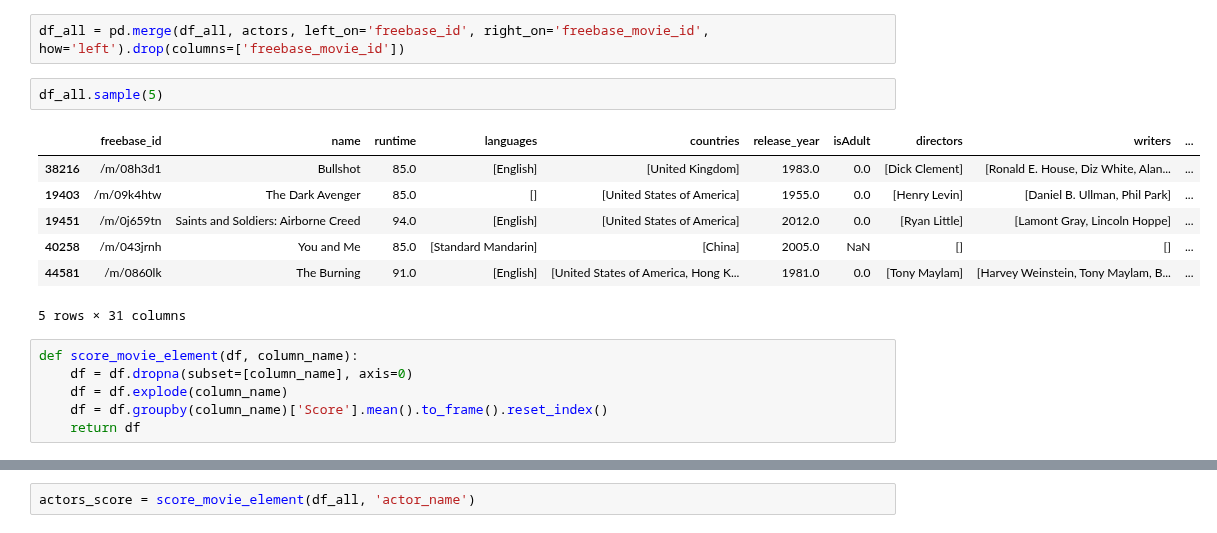
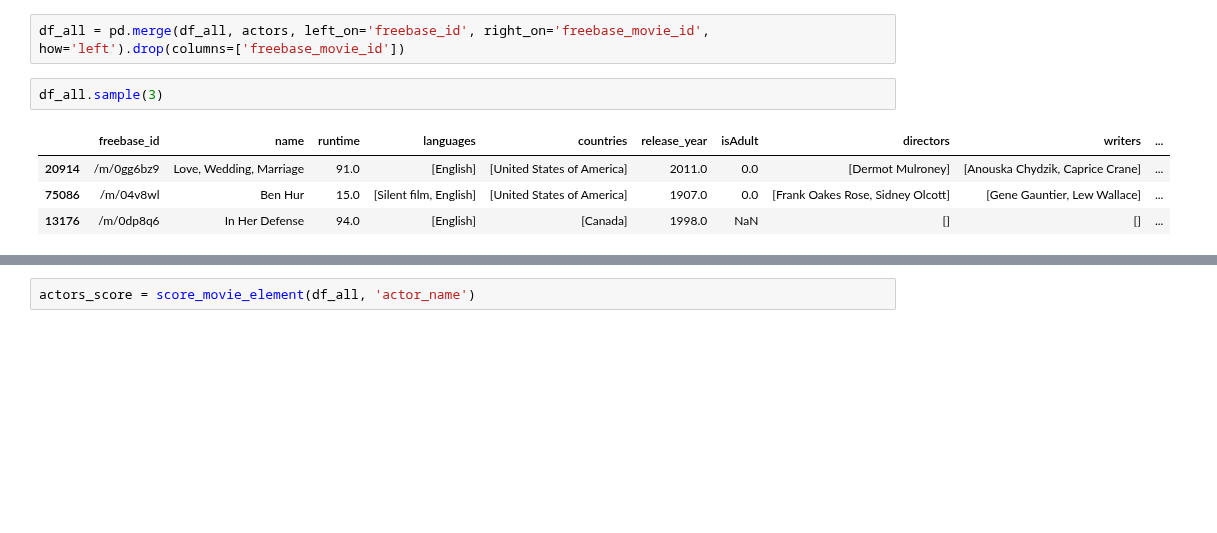
Before and after one commit to epfl-ada/ada-2022-project-theadaholics, a Jupyter notebook: main.ipynb, the cells around one changed output, grey strips where cells are left out. Saved outputs shown, nothing was run; the diff lists cells and outputs as text; blank space fills up the shorter version.

```diff
--- a/main.ipynb
+++ b/main.ipynb
@@ -1101,18 +1119,9 @@ actors = characters.dropna(subset=['actor_name'], axis=0).groupby('freebase_movi
 # %%
 df_all = pd.merge(df_all, actors, left_on='freebase_id', right_on='freebase_movie_id', how='left').drop(columns=['freebase_movie_id'])
 # %%
-df_all.sample(5)
+df_all.sample(3)
 # %% [output]
 |  | freebase_id | name | runtime | languages | countries | release_year | isAdult | directors | writers | ... |
-| 38216 | /m/08h3d1 | Bullshot | 85.0 | [English] | [United Kingdom] | 1983.0 | 0.0 | [Dick Clement] | [Ronald E. House, Diz White, Alan... | ... |
-| 19403 | /m/09k4htw | The Dark Avenger | 85.0 | [] | [United States of America] | 1955.0 | 0.0 | [Henry Levin] | [Daniel B. Ullman, Phil Park] | ... |
-| 19451 | /m/0j659tn | Saints and Soldiers: Airborne Creed | 94.0 | [English] | [United States of America] | 2012.0 | 0.0 | [Ryan Little] | [Lamont Gray, Lincoln Hoppe] | ... |
-| 40258 | /m/043jrnh | You and Me | 85.0 | [Standard Mandarin] | [China] | 2005.0 | NaN | [] | [] | ... |
-| 44581 | /m/0860lk | The Burning | 91.0 | [English] | [United States of America, Hong K... | 1981.0 | 0.0 | [Tony Maylam] | [Harvey Weinstein, Tony Maylam, B... | ... |
+| 20914 | /m/0gg6bz9 | Love, Wedding, Marriage | 91.0 | [English] | [United States of America] | 2011.0 | 0.0 | [Dermot Mulroney] | [Anouska Chydzik, Caprice Crane] | ... |
+| 75086 | /m/04v8wl | Ben Hur | 15.0 | [Silent film, English] | [United States of America] | 1907.0 | 0.0 | [Frank Oakes Rose, Sidney Olcott] | [Gene Gauntier, Lew Wallace] | ... |
+| 13176 | /m/0dp8q6 | In Her Defense | 94.0 | [English] | [Canada] | 1998.0 | NaN | [] | [] | ... |
-5 rows × 31 columns
-# %%
-def score_movie_element(df, column_name):
-    df = df.dropna(subset=[column_name], axis=0)
-    df = df.explode(column_name)
-    df = df.groupby(column_name)['Score'].mean().to_frame().reset_index()
-    return df
```
Also changed, not shown: parts of 30 cells of this notebook.
